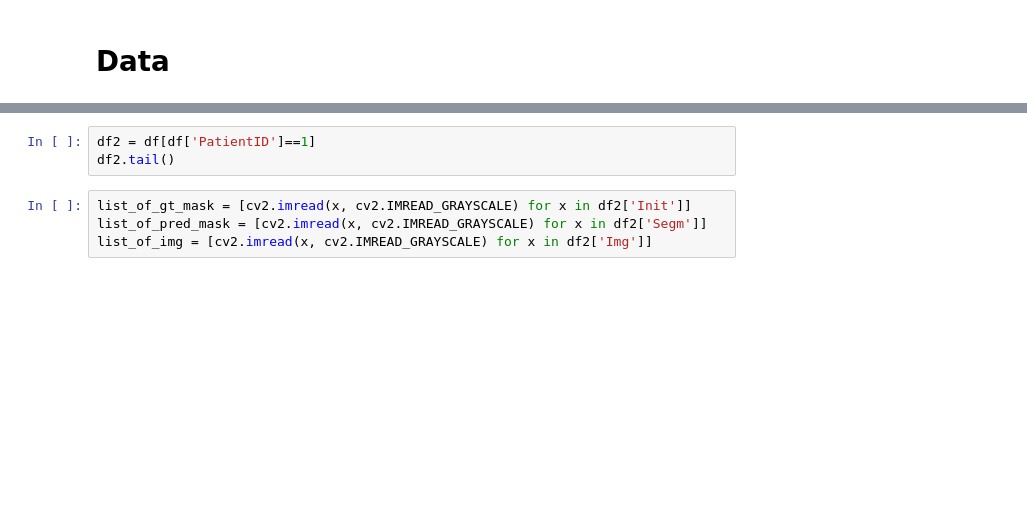
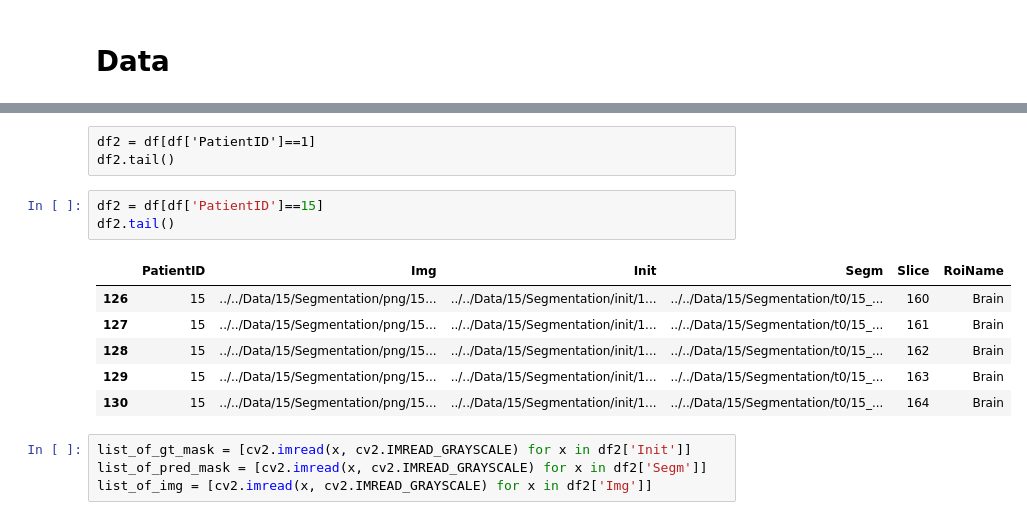
Before and after one commit to CarolineMagg/KidsBrainProject, a Jupyter notebook: support_vector_machine/svm_features.ipynb, the cells around one changed output, grey strips where cells are left out. Drawn from its saved outputs; the diff is of its cells as text; blank space fills up the shorter version.

```diff
--- a/support_vector_machine/svm_features.ipynb
+++ b/support_vector_machine/svm_features.ipynb
@@ -46,6 +85,16 @@ df.loc[130]
+# %% [raw]
+df2 = df[df['PatientID']==1]
+df2.tail()
 # %%
-df2 = df[df['PatientID']==1]
+df2 = df[df['PatientID']==15]
 df2.tail()
+# %% [output]
+|  | PatientID | Img | Init | Segm | Slice | RoiName |
+| 126 | 15 | ../../Data/15/Segmentation/png/15... | ../../Data/15/Segmentation/init/1... | ../../Data/15/Segmentation/t0/15_... | 160 | Brain |
+| 127 | 15 | ../../Data/15/Segmentation/png/15... | ../../Data/15/Segmentation/init/1... | ../../Data/15/Segmentation/t0/15_... | 161 | Brain |
+| 128 | 15 | ../../Data/15/Segmentation/png/15... | ../../Data/15/Segmentation/init/1... | ../../Data/15/Segmentation/t0/15_... | 162 | Brain |
+| 129 | 15 | ../../Data/15/Segmentation/png/15... | ../../Data/15/Segmentation/init/1... | ../../Data/15/Segmentation/t0/15_... | 163 | Brain |
+| 130 | 15 | ../../Data/15/Segmentation/png/15... | ../../Data/15/Segmentation/init/1... | ../../Data/15/Segmentation/t0/15_... | 164 | Brain |
 # %%
 list_of_gt_mask = [cv2.imread(x, cv2.IMREAD_GRAYSCALE) for x in df2['Init']]
 list_of_pred_mask = [cv2.imread(x, cv2.IMREAD_GRAYSCALE) for x in df2['Segm']]
```
Also changed, not shown: parts of 17 cells of this notebook, 2 other files.
